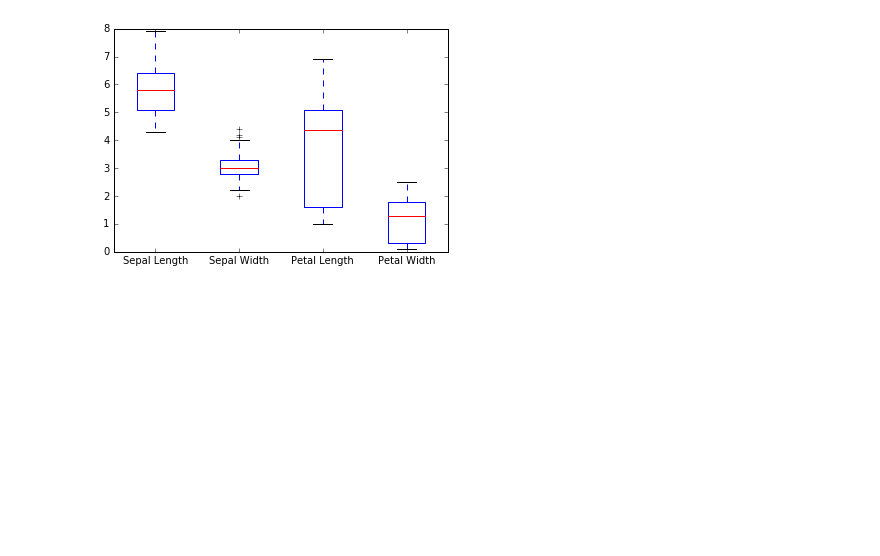
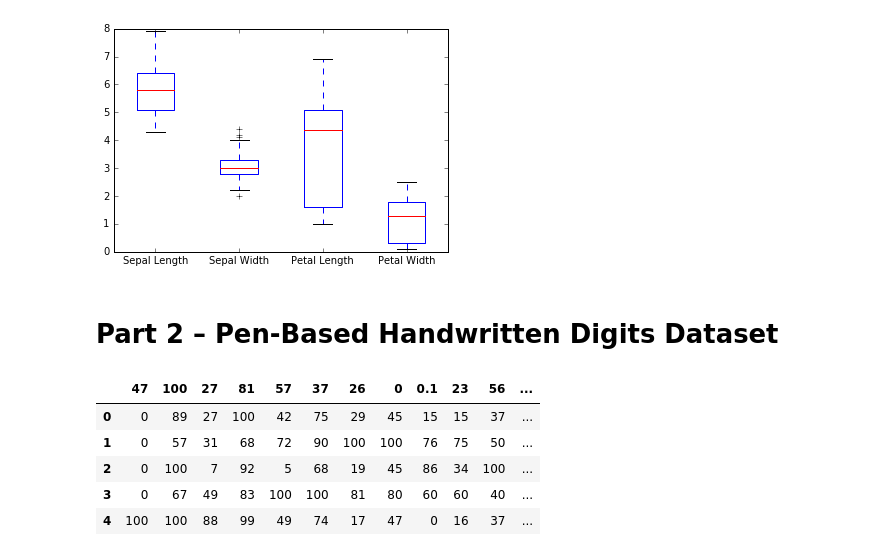
Before and after one commit to Shivam101/cs6220, a Jupyter notebook: Assignment_01.ipynb, the cells around one changed output. Saved outputs shown, nothing was run; the diff lists cells and outputs as text; code cells hidden in the pictures; blank space fills up the shorter version.

```diff
--- a/Assignment_01.ipynb
+++ b/Assignment_01.ipynb
@@ -102,3 +98,5 @@ box
 plt.show()
 # %% [output]
 [figure]
+# %% [markdown]
+# Part 2 – Pen-Based Handwritten Digits Dataset
@@ -104,0 +105,9 @@ plt.show()
+# %%
+penData[:5]
+# %% [output]
+|  | 47 | 100 | 27 | 81 | 57 | 37 | 26 | 0 | 0.1 | 23 | 56 | ... |
+| 0 | 0 | 89 | 27 | 100 | 42 | 75 | 29 | 45 | 15 | 15 | 37 | ... |
+| 1 | 0 | 57 | 31 | 68 | 72 | 90 | 100 | 100 | 76 | 75 | 50 | ... |
+| 2 | 0 | 100 | 7 | 92 | 5 | 68 | 19 | 45 | 86 | 34 | 100 | ... |
+| 3 | 0 | 67 | 49 | 83 | 100 | 100 | 81 | 80 | 60 | 60 | 40 | ... |
+| 4 | 100 | 100 | 88 | 99 | 49 | 74 | 17 | 47 | 0 | 16 | 37 | ... |
```
Also changed, not shown: parts of 12 cells of this notebook.
